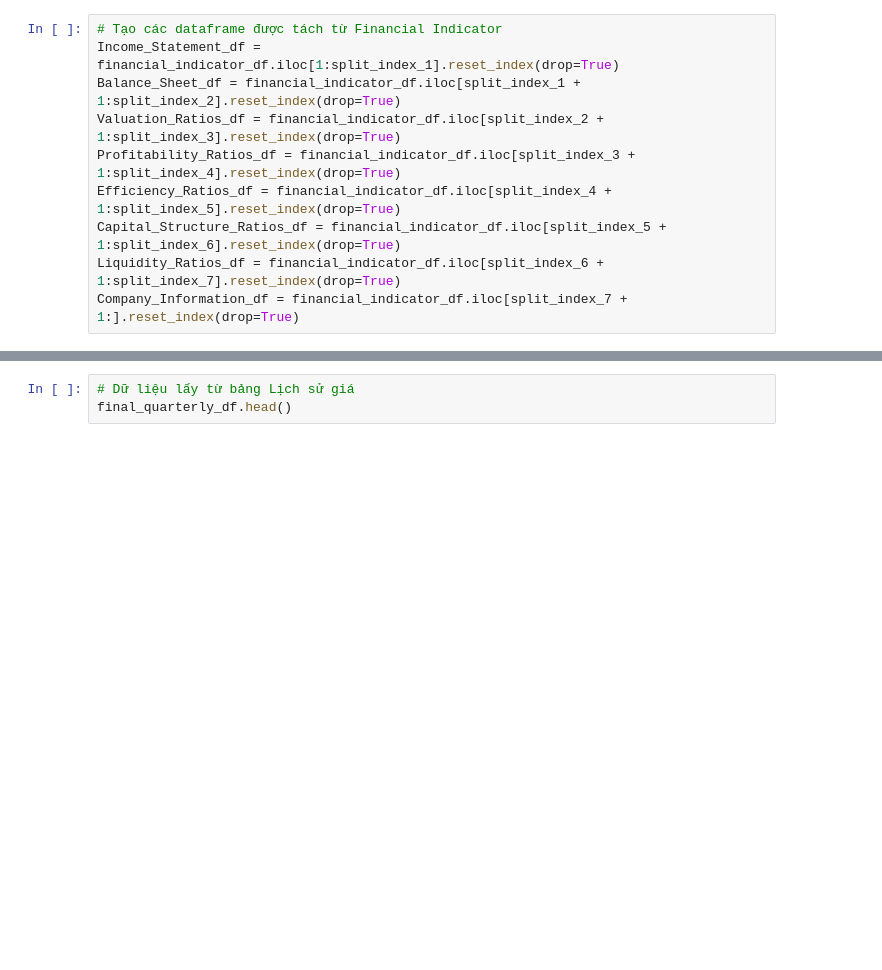
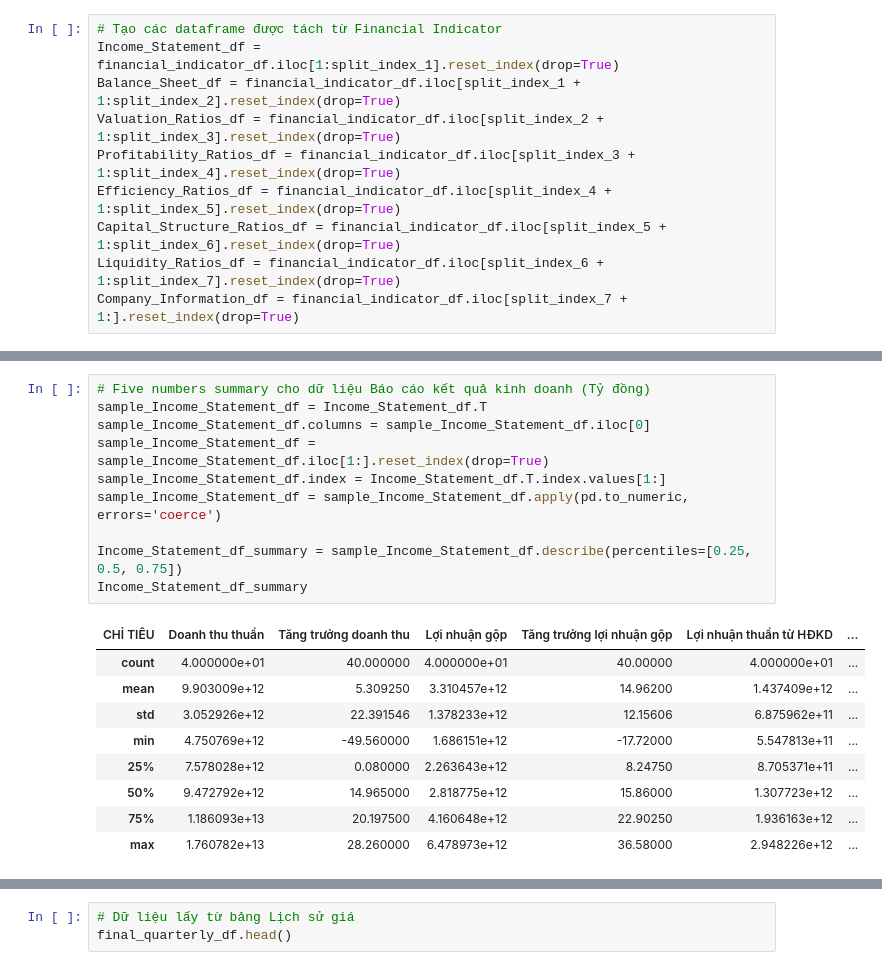
Before and after one commit to DangShark/Data_Mining, a Jupyter notebook: final_report.ipynb, the cells around one changed output, grey strips where cells are left out. Cells and saved outputs as stored; diff of their text form; blank space fills up the shorter version.

```diff
--- a/final_report.ipynb
+++ b/final_report.ipynb
@@ -250,0 +193,20 @@ Length: 62, dtype: float64
+# %%
+# Five numbers summary cho dữ liệu Báo cáo kết quả kinh doanh (Tỷ đồng)
+sample_Income_Statement_df = Income_Statement_df.T
+sample_Income_Statement_df.columns = sample_Income_Statement_df.iloc[0]
+sample_Income_Statement_df = sample_Income_Statement_df.iloc[1:].reset_index(drop=True)
+sample_Income_Statement_df.index = Income_Statement_df.T.index.values[1:]
+sample_Income_Statement_df = sample_Income_Statement_df.apply(pd.to_numeric, errors='coerce')
+
+Income_Statement_df_summary = sample_Income_Statement_df.describe(percentiles=[0.25, 0.5, 0.75])
+Income_Statement_df_summary
+# %% [output]
+| CHỈ TIÊU | Doanh thu thuần | Tăng trưởng doanh thu | Lợi nhuận gộp | Tăng trưởng lợi nhuận gộp | Lợi nhuận thuần từ HĐKD | ... |
+| count | 4.000000e+01 | 40.000000 | 4.000000e+01 | 40.00000 | 4.000000e+01 | ... |
+| mean | 9.903009e+12 | 5.309250 | 3.310457e+12 | 14.96200 | 1.437409e+12 | ... |
+| std | 3.052926e+12 | 22.391546 | 1.378233e+12 | 12.15606 | 6.875962e+11 | ... |
+| min | 4.750769e+12 | -49.560000 | 1.686151e+12 | -17.72000 | 5.547813e+11 | ... |
+| 25% | 7.578028e+12 | 0.080000 | 2.263643e+12 | 8.24750 | 8.705371e+11 | ... |
+| 50% | 9.472792e+12 | 14.965000 | 2.818775e+12 | 15.86000 | 1.307723e+12 | ... |
+| 75% | 1.186093e+13 | 20.197500 | 4.160648e+12 | 22.90250 | 1.936163e+12 | ... |
+| max | 1.760782e+13 | 28.260000 | 6.478973e+12 | 36.58000 | 2.948226e+12 | ... |
```
Also changed, not shown: parts of 40 cells of this notebook, 1 other file.
